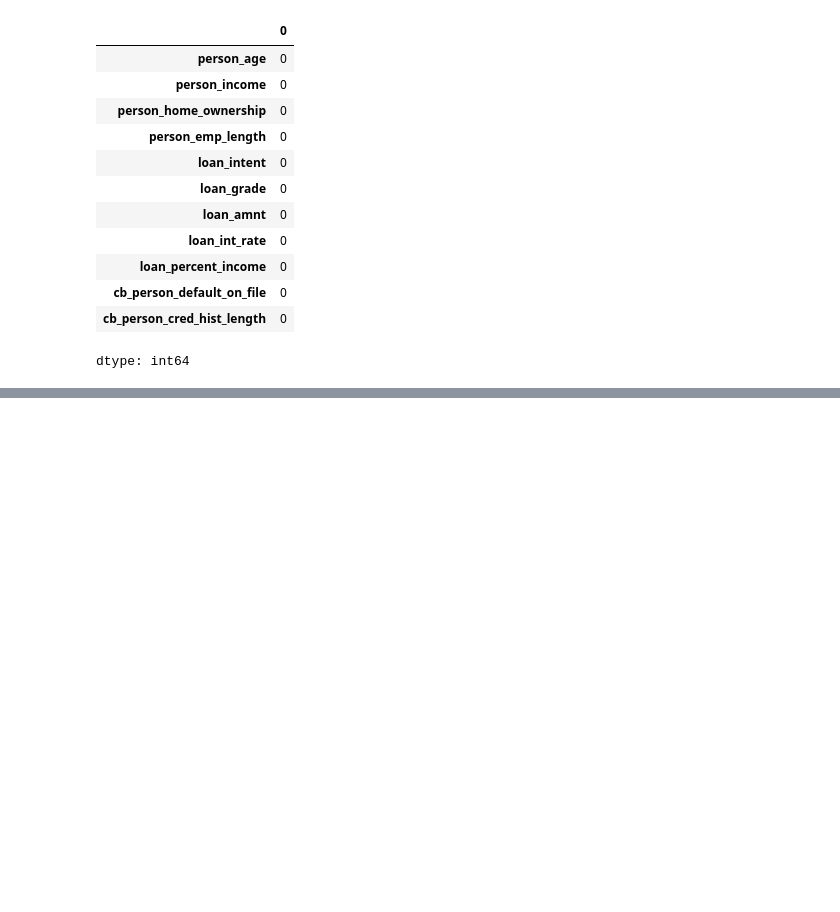
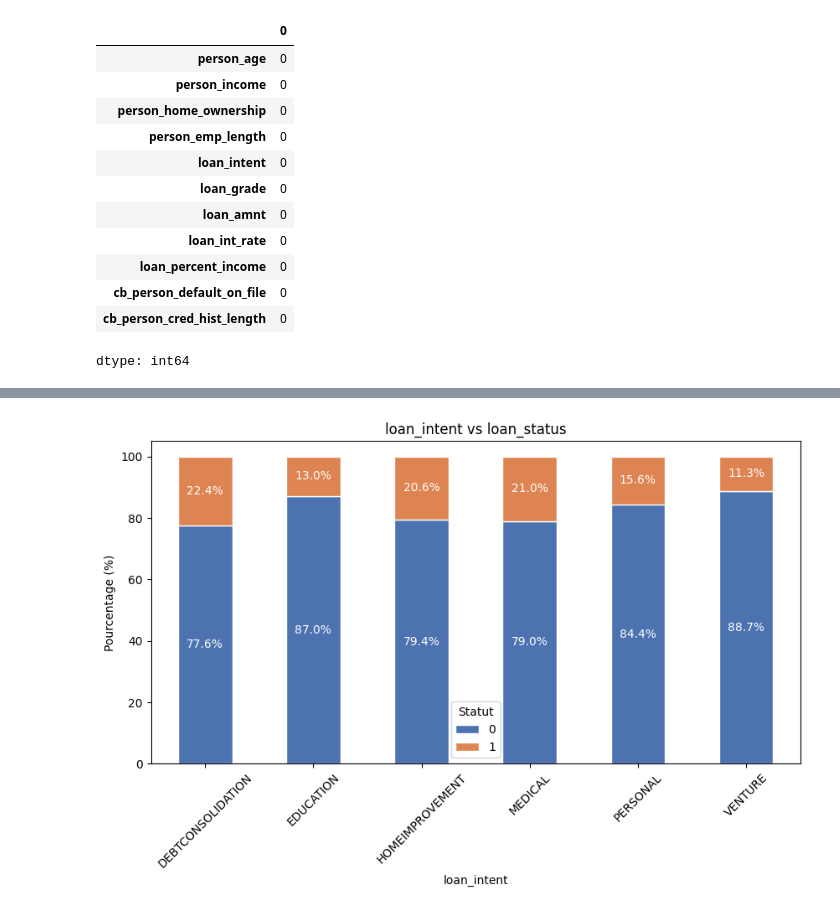
Before and after one commit to Yosri15/Loan_Approval_Prediction, a Jupyter notebook: Loan_Approval.ipynb, the cells around one changed output, grey strips where cells are left out. Saved outputs shown, nothing was run; the diff lists cells and outputs as text; code cells hidden in the pictures; blank space fills up the shorter version.

```diff
--- a/Loan_Approval.ipynb
+++ b/Loan_Approval.ipynb
@@ -134,8 +157,9 @@ df_train.isnull().sum()
 | loan_status | 0 |
 dtype: int64
 # %%
-df_train = df_train.drop(columns=['id'])
-df_test = df_test.drop(columns=['id'])
+# Suppression de la colonne 'id' inutile pour l'analyse
+df_train.drop(columns=['id'], inplace=True)
+df_test.drop(columns=['id'], inplace=True)
 # %%
 df_train.shape,df_test.shape
 # %% [output]
@@ -198,5 +223,6 @@ df_test.isnull().sum()
 | cb_person_cred_hist_length | 0 |
 dtype: int64
 # %%
-df_train['person_emp_length'].fillna(df_train['person_emp_length'].mean(), inplace=True)
-df_train['loan_int_rate'].fillna(df_train['loan_int_rate'].mean(), inplace=True)
+# Remplissage des valeurs manquantes
+df_train['person_emp_length'] = df_train['person_emp_length'].fillna(df_train['person_emp_length'].mean())
+df_train['loan_int_rate'] = df_train['loan_int_rate'].fillna(df_train['loan_int_rate'].mean())
@@ -202,0 +254,18 @@ df_train['loan_int_rate'].fillna(df_train['loan_int_rate'].mean(), inplace=True)
+# %%
+def stacked_bar_plot(df, feature, target='loan_status'):
+
+    crosstab = pd.crosstab(df[feature], df[target], normalize='index') * 100
+    ax = crosstab.plot(kind='bar', stacked=True, color=['#4c72b0','#dd8452'],
+                       figsize=(10,5), edgecolor='w')
+    for bar in ax.containers:
+        labels = [f'{h:.1f}%' if h > 0 else '' for h in bar.datavalues]
+        ax.bar_label(bar, labels=labels, label_type='center', color='w')
+    plt.title(f'{feature} vs {target}')
+    plt.xticks(rotation=45)
+    plt.ylabel('Pourcentage (%)')
+    plt.legend(title='Statut')
+    plt.show()
+
+stacked_bar_plot(df_train, 'loan_intent')
+# %% [output]
+[figure, added]
```
Also changed, not shown: parts of 25 cells of this notebook.
